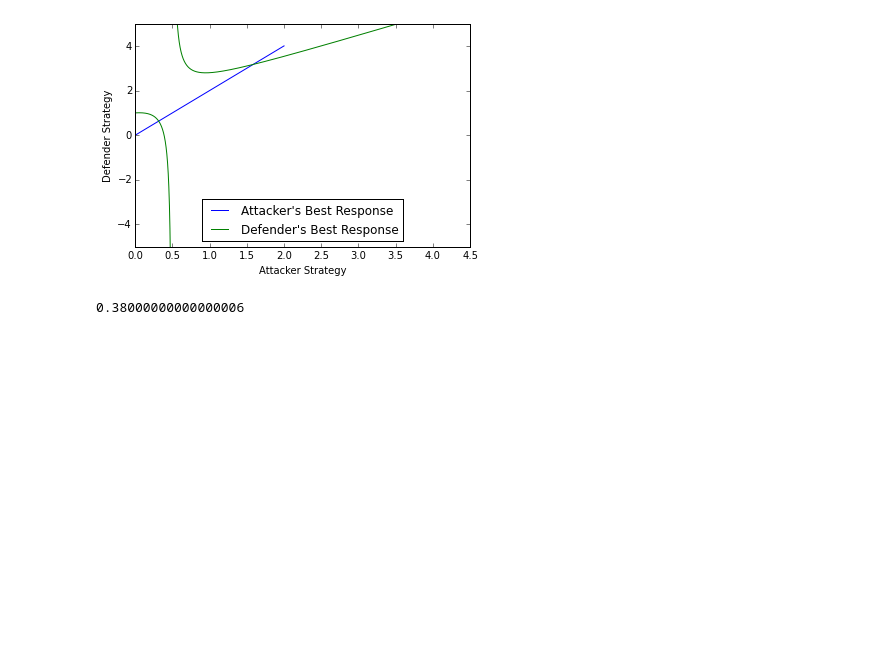
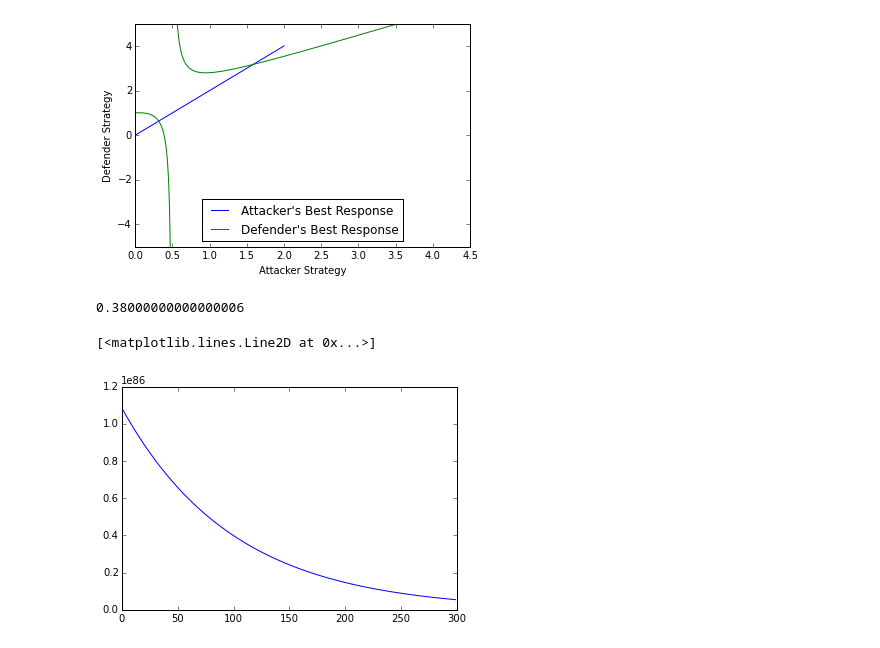
Before and after one commit to j-grana6/Notebooks, a Jupyter notebook: dissertation/ReallySimpleExample.ipynb, the cells around one changed output. Drawn from its saved outputs; the diff is of its cells as text; code cells hidden in the pictures; blank space fills up the shorter version.

```diff
--- a/dissertation/ReallySimpleExample.ipynb
+++ b/dissertation/ReallySimpleExample.ipynb
@@ -250,3 +676,11 @@ def defendereu(pi,x,d ,c,a):
 defendereu(.2, .1, 10, 1.5, .2)
 # %% [output]
 0.38000000000000006
+# %%
+import numpy as np
+def EU_defender_exponential(d, a=200, X=1, C=.3, pi=.5):
+    return (1-pi)*X *(1-np.exp(-(d))) - pi*C*(1-np.exp(-(d-a)))
+# %%
+eus = []
+for d in np.arange(0,3,.01):
+    eus.append(EU_defender_exponential(d))
@@ -252,0 +690,5 @@ defendereu(.2, .1, 10, 1.5, .2)
+# %%
+plt.plot(eus)
+# %% [output]
+[<matplotlib.lines.Line2D at 0x...>]
+[figure, added]
```
Also changed, not shown: parts of 91 cells of this notebook.
